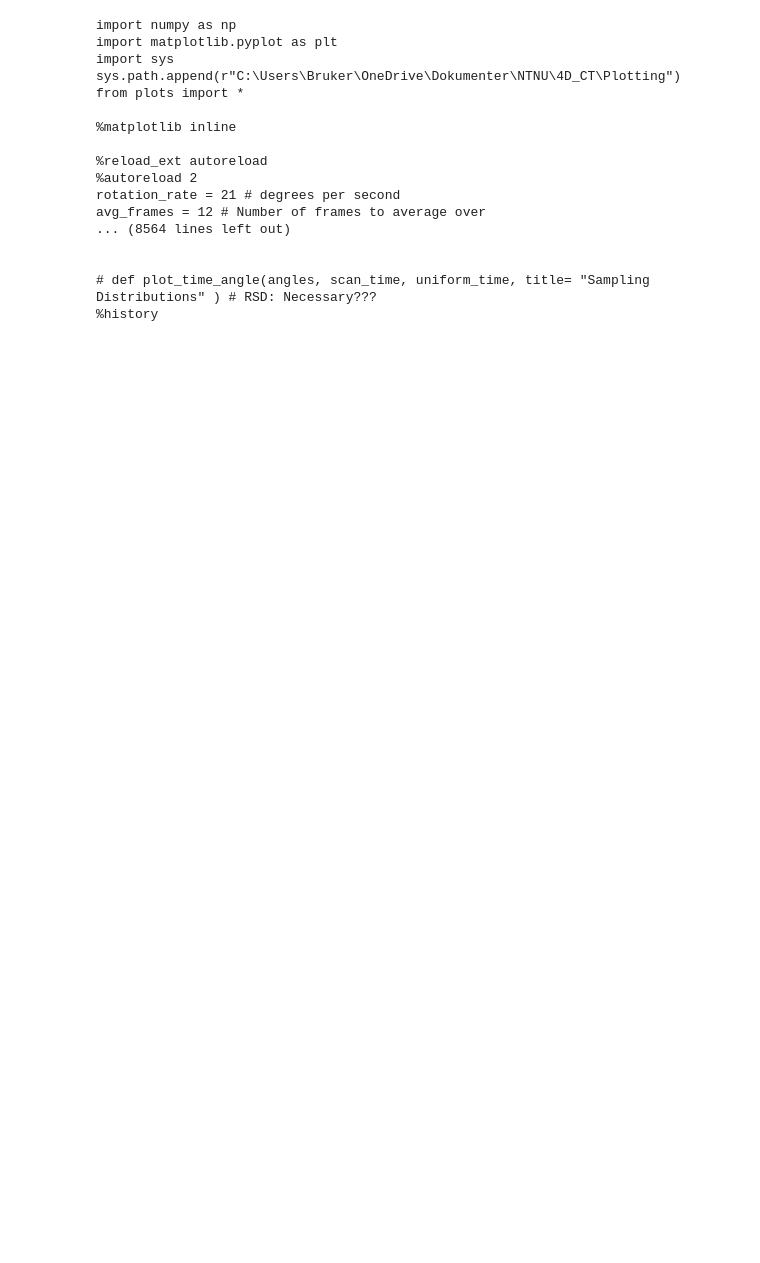
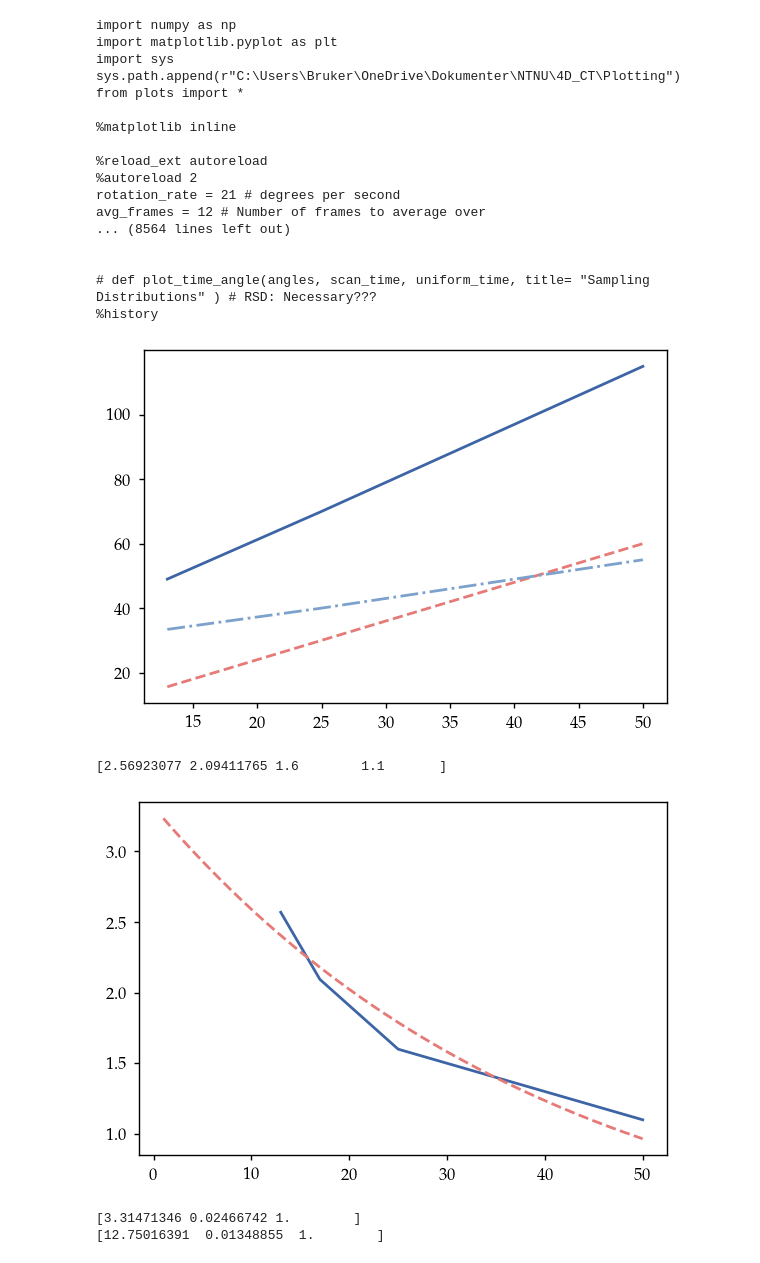
Before and after one commit to RubenDragland/4D_CT, a Jupyter notebook: Golden Angle Analysis/analysisV3.ipynb, the cells around one changed output. Cells and saved outputs as stored; diff of their text form; code cells hidden in the pictures; blank space fills up the shorter version.

```diff
--- a/Golden Angle Analysis/analysisV3.ipynb
+++ b/Golden Angle Analysis/analysisV3.ipynb
@@ -366,3 +379,51 @@ avg_frames = 12 # Number of frames to average over
 
 # def plot_time_angle(angles, scan_time, uniform_time, title= "Sampling Distributions" ) # RSD: Necessary???
 %history
+# %%
+from scipy.optimize import curve_fit
+x = np.array([13,17,25,50])
+t = np.array([49,56,70,115])
+plt.plot(x,t)
+
+exp =1.2*x
+plt.plot(x,exp)
+
+rot = t-exp
+plt.plot(x,rot)
+plt.show()
+
+rot_per_proj = rot/x
+print(rot_per_proj)
+
+
+
+def func(x, a, b, c):
+    return a*np.exp(-b*x)
+
+popt, pcov = curve_fit(func, x, rot_per_proj)
+x_fit = np.linspace(1, 50, 1000)
+y_fit = func(x_fit, *popt)
+
+plt.plot(x,rot_per_proj)
+plt.plot(x_fit, y_fit)
+plt.show()
+print(popt)
+
+grads_per_sec = 360/rot
+
+
+
+popt, pcov = curve_fit(func, x, grads_per_sec)
+print(popt)
+x_fit = np.linspace(1, 50, 1000)
+y_fit = func(x_fit, *popt)
+
+plt.plot(x,grads_per_sec)
+plt.plot(x_fit, y_fit)
+plt.show()
+# %% [output]
+[figure, added]
+[2.56923077 2.09411765 1.6        1.1       ]
+[figure, added]
+[3.31471346 0.02466742 1.        ]
+[12.75016391  0.01348855  1.        ]
```
Also changed, not shown: parts of 5 cells of this notebook, 2 other files.
